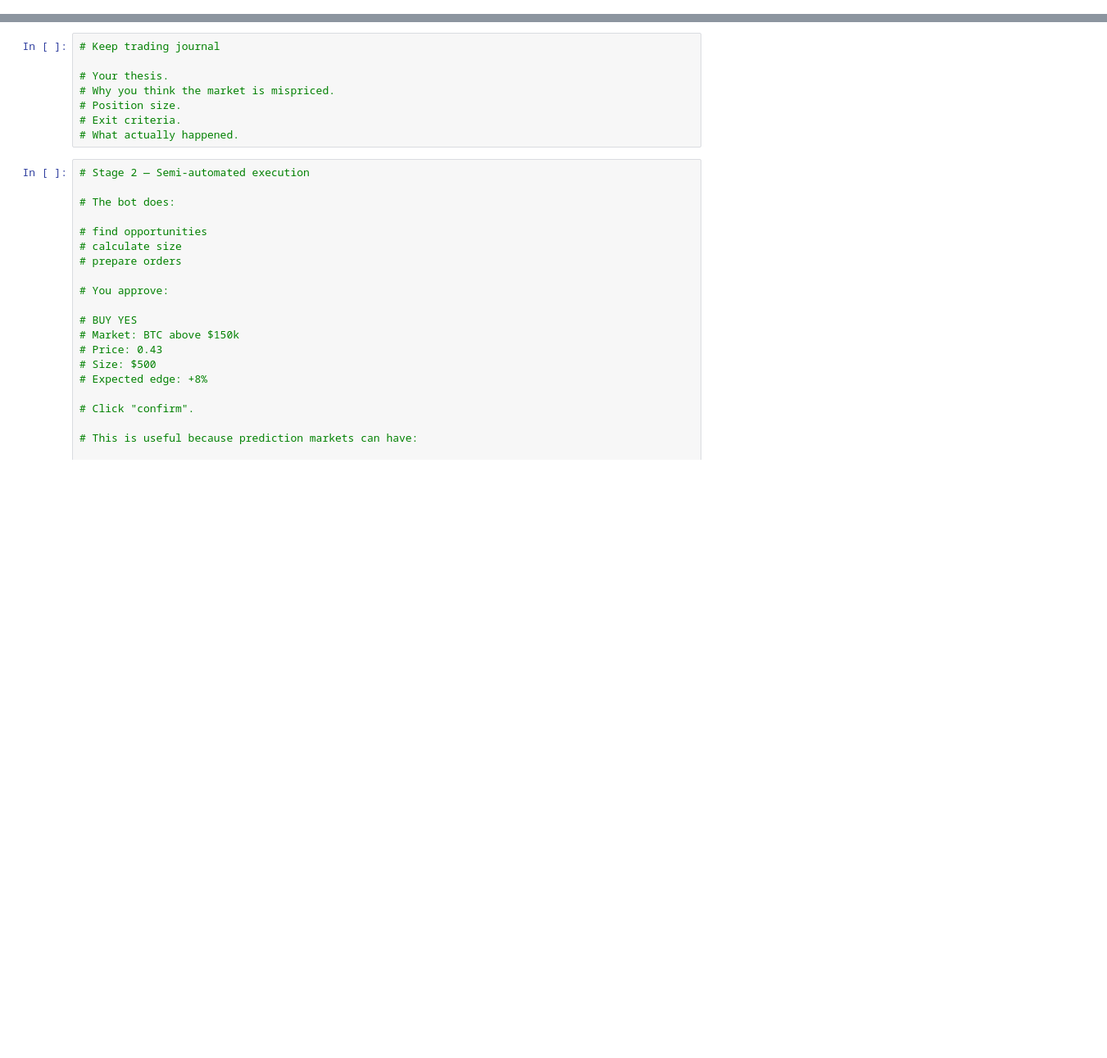
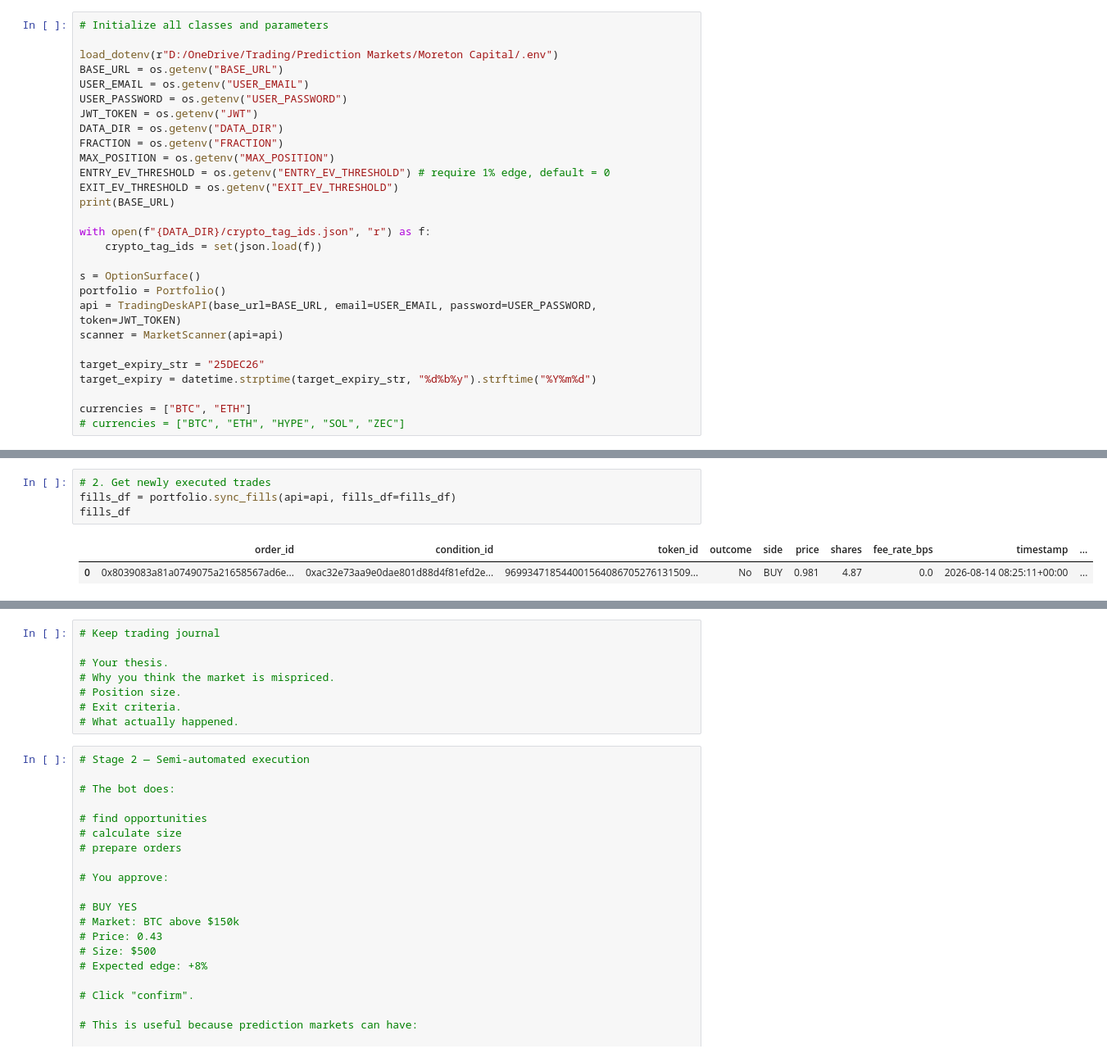
Before and after one commit to Briansim74/Prediction-Markets-Alpha, a Jupyter notebook: market.ipynb, the cells around one changed output, grey strips where cells are left out. Shown at 82% size. Cells and saved outputs as stored; diff of their text form; blank space fills up the shorter version.

```diff
--- a/market.ipynb
+++ b/market.ipynb
@@ -701,0 +12,28 @@ save df saved at:  data/orders.parquet
+# %%
+# Initialize all classes and parameters
+
+load_dotenv(r"D:/OneDrive/Trading/Prediction Markets/Moreton Capital/.env")
+BASE_URL = os.getenv("BASE_URL")
+USER_EMAIL = os.getenv("USER_EMAIL")
+USER_PASSWORD = os.getenv("USER_PASSWORD")
+JWT_TOKEN = os.getenv("JWT")
+DATA_DIR = os.getenv("DATA_DIR")
+FRACTION = os.getenv("FRACTION")
+MAX_POSITION = os.getenv("MAX_POSITION")
+ENTRY_EV_THRESHOLD = os.getenv("ENTRY_EV_THRESHOLD") # require 1% edge, default = 0
+EXIT_EV_THRESHOLD = os.getenv("EXIT_EV_THRESHOLD")
+print(BASE_URL)
+
+with open(f"{DATA_DIR}/crypto_tag_ids.json", "r") as f:
+    crypto_tag_ids = set(json.load(f))
+
+s = OptionSurface()
+portfolio = Portfolio()
+api = TradingDeskAPI(base_url=BASE_URL, email=USER_EMAIL, password=USER_PASSWORD, token=JWT_TOKEN)
+scanner = MarketScanner(api=api)
+
+target_expiry_str = "25DEC26"
+target_expiry = datetime.strptime(target_expiry_str, "%d%b%y").strftime("%Y%m%d")
+
+currencies = ["BTC", "ETH"]
+# currencies = ["BTC", "ETH", "HYPE", "SOL", "ZEC"]
@@ -701,0 +51,7 @@ save df saved at:  data/orders.parquet
+# %%
+# 2. Get newly executed trades
+fills_df = portfolio.sync_fills(api=api, fills_df=fills_df)
+fills_df
+# %% [output]
+|  | order_id | condition_id | token_id | outcome | side | price | shares | fee_rate_bps | timestamp | ... |
+| 0 | 0x8039083a81a0749075a21658567ad6e... | 0xac32e73aa9e0dae801d88d4f81efd2e... | 969934718544001564086705276131509... | No | BUY | 0.981 | 4.87 | 0.0 | 2026-08-14 08:25:11+00:00 | ... |
```
Also changed, not shown: parts of 48 cells of this notebook, 17 other files.
